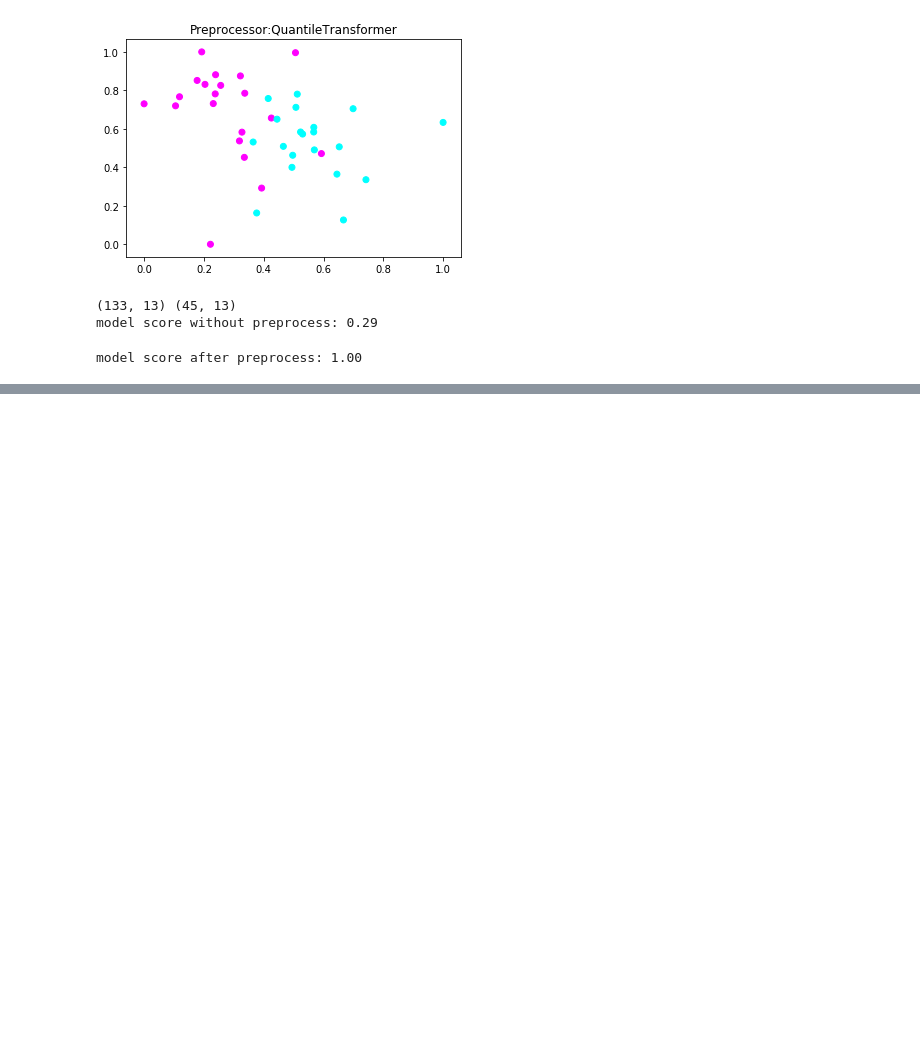
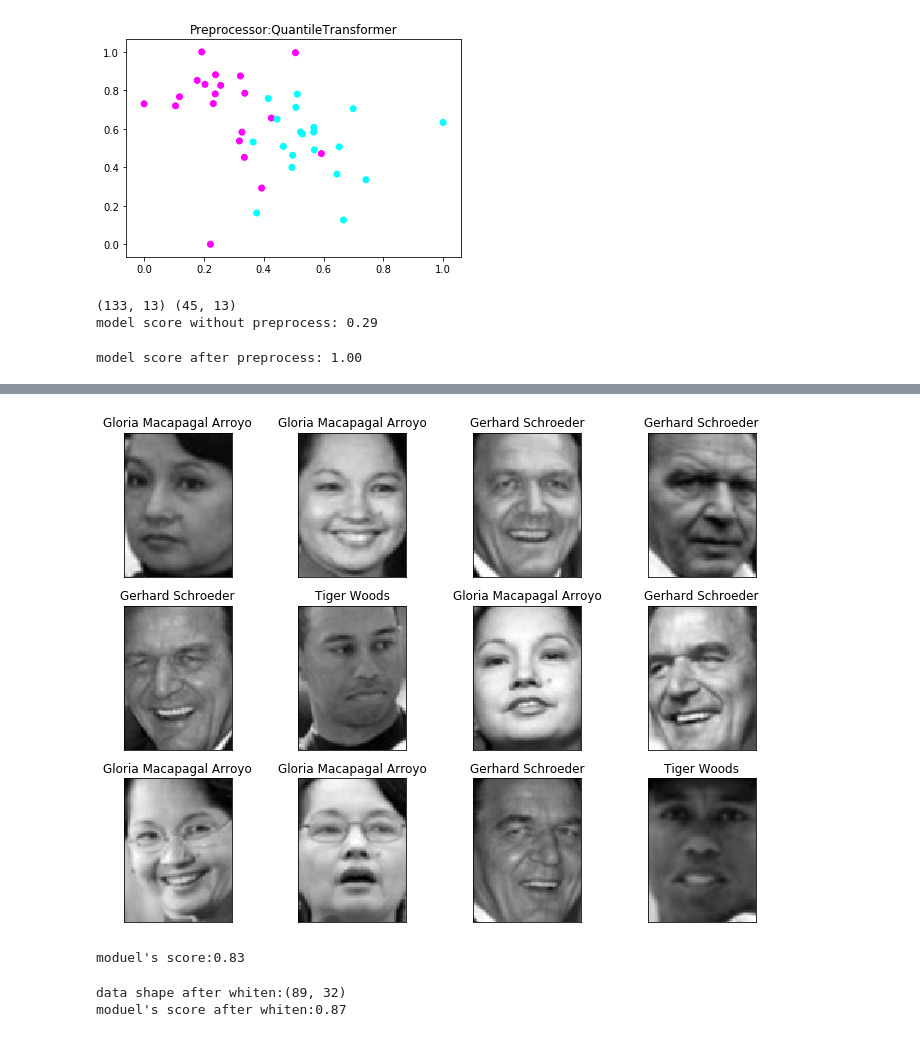
Before and after one commit to Seanoy/PythonLearning, a Jupyter notebook: machine_learning/preprocessor.ipynb, the cells around one changed output, grey strips where cells are left out. Drawn from its saved outputs; the diff is of its cells as text; code cells hidden in the pictures; blank space fills up the shorter version.

```diff
--- a/machine_learning/preprocessor.ipynb
+++ b/machine_learning/preprocessor.ipynb
@@ -124,0 +180,51 @@ model score after preprocess: 1.00
+# %%
+# 特征提取
+# 导入数据集获取工具，人脸数据集
+import matplotlib.pyplot as plt
+from sklearn.datasets import fetch_lfw_people
+faces = fetch_lfw_people(min_faces_per_person=20, resize=0.8)
+# print(faces.keys())
+# print(faces['DESCR'])
+image_shape = faces.images[0].shape
+# 将图片打印出来
+fig, axes = plt.subplots(3, 4, figsize=(12, 9), subplot_kw={'xticks': (), 'yticks': ()})
+for target, image, ax in zip(faces.target, faces.images, axes.ravel()):
+    ax.imshow(image, cmap=plt.cm.gray)
+    ax.set_title(faces.target_names[target])
+
+plt.show()
+# %% [output]
+[figure, added]
+# %%
+# 导入神经网络
+from sklearn.neural_network import MLPClassifier
+from sklearn.model_selection import train_test_split
+# 对数据进行拆分 这里将数据除以255是为了便于处理灰度图的像素点
+X_train, X_test, y_train, y_test = train_test_split(faces.data/255, faces.target, random_state=62)
+# 训练神经网络
+mlp = MLPClassifier(hidden_layer_sizes=[100, 100], random_state=62, max_iter=400)
+mlp.fit(X_train, y_train)
+
+print('moduel\'s score:{:.2f}'.format(mlp.score(X_test, y_test)))
+# %% [output]
+moduel's score:0.83
+# %%
+# 通过数据白化（data whiten）提高模型的表现
+# 虽然每个人的面部特征有很大差异，但如果从像素级别进行观察，差距其实没那么大，而且相邻的像素之间有很大的相关性，
+# 这样一来，样本特征的输入就是冗余的了，白化的目的就是为了降低冗余性。
+# 白化的过程会让样本特征之间的相关度降低，，且所有特征具有相同的方差。
+
+# 使用白化功能处理人脸数据
+from sklearn.decomposition import PCA
+pca = PCA(n_components=0.9, whiten=True, random_state=62).fit(X_train)
+X_train_whiten = pca.transform(X_train)
+X_test_whiten = pca.transform(X_test)
+print('data shape after whiten:{}'.format(X_train_whiten.shape))
+
+# 使用白化后的数据训练神经网络
+mlp.fit(X_train_whiten, y_train)
+print('moduel\'s score after whiten:{:.2f}'.format(mlp.score(X_test_whiten, y_test)))
+# 可以看出PCA的数据白化功能对提升神经网络模型的准确率有一定的帮助。
+# %% [output]
+data shape after whiten:(89, 32)
+moduel's score after whiten:0.87
```
Also changed, not shown: parts of 5 cells of this notebook, 1 other file.
